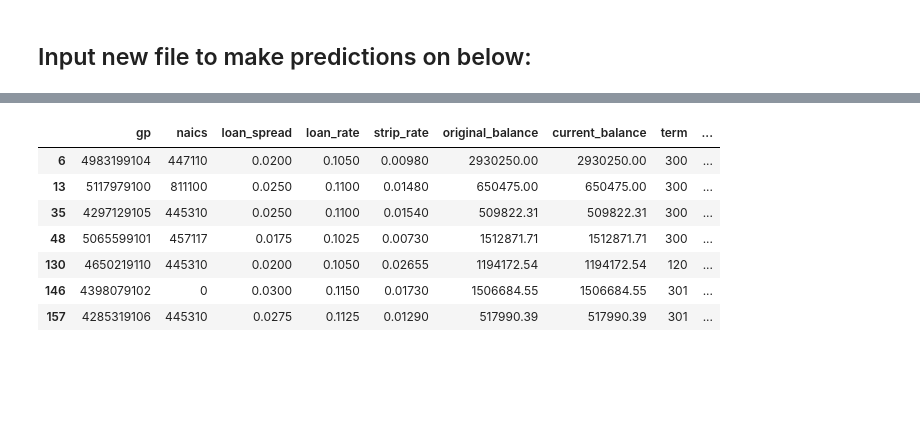
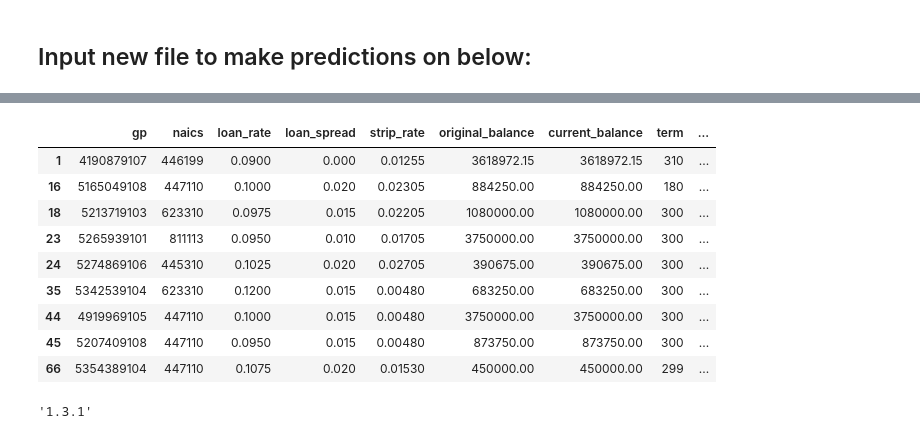
Before and after one commit to laramiedunlap/workstation_transfers, a Jupyter notebook: valuation_model/notebooks/model_production.ipynb, the cells around one changed output, grey strips where cells are left out. Cells and saved outputs as stored; diff of their text form; code cells hidden in the pictures; blank space fills up the shorter version.

```diff
--- a/valuation_model/notebooks/model_production.ipynb
+++ b/valuation_model/notebooks/model_production.ipynb
@@ -29,7 +29,7 @@ import warnings
 
 warnings.filterwarnings('ignore')
 
-df = pd.read_csv('../data/training_data/REVL COOF VALUATION 08-2023.csv')
+df = pd.read_csv('../data/training_data/REVL COOF VALUATION 09-2023.csv')
 
 df = df[[c for c in df.columns if 'unnamed' not in c.lower()]]
 x = [c.replace('\n','') for c in df.columns]
@@ -73,6 +73,7 @@ reg_model = LinearRegression()
 
 scaler = StandardScaler()
 
+# This line isn't doing anything right now..
 scaler.fit_transform(X_train, y_train)
 
 print(X_train)
@@ -180,26 +179,28 @@ warnings.filterwarnings('ignore')
 import os
 from dotenv import load_dotenv
 load_dotenv()
+
 engine = sa.create_engine("mysql+pymysql://{user}:{pw}@{host}/{db}"
     .format(host=os.getenv('host'), db=os.getenv('db'), user=os.getenv('uname'), pw=os.getenv('password')))
 
-fhn = pd.read_csv('../data/fhn_8.23.23.csv')
+col_order = X.columns
+val_gps = pd.read_csv('../data/RJ142.csv')
 
-fhn_1 = fhn[fhn.columns[1:]]
+val_gps_1 = val_gps[val_gps.columns[1:]]
 
-fhn_1['is_hotel'] = 0
+val_gps_1['is_hotel'] = 0
 
-fhn_1.loc[fhn_1['naics'] == ('721110'), 'is_hotel'] = 1
+val_gps_1.loc[val_gps_1['naics'] == ('721110'), 'is_hotel'] = 1
 
-fhn_1 = fhn_1[fhn_1.columns[1:]]
+val_gps_1 = val_gps_1[val_gps_1.columns[1:]]
 
-fhn_1['term_yrs'] = fhn_1['term'] // 12
+val_gps_1['term_yrs'] = val_gps_1['term'] // 12
 
-fhn_1 = fhn_1[col_order]
+val_gps_1 = val_gps_1[col_order]
 
 naics_tbl = pd.read_csv('../data/naics_22/naics_lookup.csv')
 
-fhn = fhn.merge(naics_tbl, left_on='naics', right_on='Code', how='left')
-fhn = fhn.drop(columns=[c for c in fhn.columns if 'unnamed' in c.lower()])
-fhn
+val_gps = val_gps.merge(naics_tbl, left_on='naics', right_on='Code', how='left')
+val_gps = val_gps.drop(columns=[c for c in val_gps.columns if 'unnamed' in c.lower()])
+val_gps
 # %% [output]
@@ -219,2 +220,2 @@ fhn
 # %%
-fhn_pred = reg_model.predict(fhn_1)
+val_pred = reg_model.predict(val_gps_1)
@@ -222,0 +222,2 @@ fhn['predicted_mult'] = fhn_pred
+# %%
+val_gps['predicted_mult'] = val_pred
@@ -223,12 +226,24 @@ fhn['predicted_mult'] = fhn_pred
 # %%
-fhn[fhn['CodeText'].isna()]
+val_gps[val_gps['CodeText'].isna()]
 # %% [output]
-|  | gp | naics | loan_spread | loan_rate | strip_rate | original_balance | current_balance | term | ... |
-| 6 | 4983199104 | 447110 | 0.0200 | 0.1050 | 0.00980 | 2930250.00 | 2930250.00 | 300 | ... |
-| 13 | 5117979100 | 811100 | 0.0250 | 0.1100 | 0.01480 | 650475.00 | 650475.00 | 300 | ... |
-| 35 | 4297129105 | 445310 | 0.0250 | 0.1100 | 0.01540 | 509822.31 | 509822.31 | 300 | ... |
-| 48 | 5065599101 | 457117 | 0.0175 | 0.1025 | 0.00730 | 1512871.71 | 1512871.71 | 300 | ... |
-| 130 | 4650219110 | 445310 | 0.0200 | 0.1050 | 0.02655 | 1194172.54 | 1194172.54 | 120 | ... |
-| 146 | 4398079102 | 0 | 0.0300 | 0.1150 | 0.01730 | 1506684.55 | 1506684.55 | 301 | ... |
-| 157 | 4285319106 | 445310 | 0.0275 | 0.1125 | 0.01290 | 517990.39 | 517990.39 | 301 | ... |
+|  | gp | naics | loan_rate | loan_spread | strip_rate | original_balance | current_balance | term | ... |
+| 1 | 4190879107 | 446199 | 0.0900 | 0.000 | 0.01255 | 3618972.15 | 3618972.15 | 310 | ... |
+| 16 | 5165049108 | 447110 | 0.1000 | 0.020 | 0.02305 | 884250.00 | 884250.00 | 180 | ... |
+| 18 | 5213719103 | 623310 | 0.0975 | 0.015 | 0.02205 | 1080000.00 | 1080000.00 | 300 | ... |
+| 23 | 5265939101 | 811113 | 0.0950 | 0.010 | 0.01705 | 3750000.00 | 3750000.00 | 300 | ... |
+| 24 | 5274869106 | 445310 | 0.1025 | 0.020 | 0.02705 | 390675.00 | 390675.00 | 300 | ... |
+| 35 | 5342539104 | 623310 | 0.1200 | 0.015 | 0.00480 | 683250.00 | 683250.00 | 300 | ... |
+| 44 | 4919969105 | 447110 | 0.1000 | 0.015 | 0.00480 | 3750000.00 | 3750000.00 | 300 | ... |
+| 45 | 5207409108 | 447110 | 0.0950 | 0.015 | 0.00480 | 873750.00 | 873750.00 | 300 | ... |
+| 66 | 5354389104 | 447110 | 0.1075 | 0.020 | 0.01530 | 450000.00 | 450000.00 | 299 | ... |
+# %%
+import pickle
+from joblib import dump, load
+import joblib
+
+# dump(reg_model,'../../../../package_analyzer/app/valuation/prod_reg_model.joblib')
+
+joblib.__version__
+# %% [output]
+'1.3.1'
 # %%
```
Also changed, not shown: parts of 11 cells of this notebook, 5 other files.
